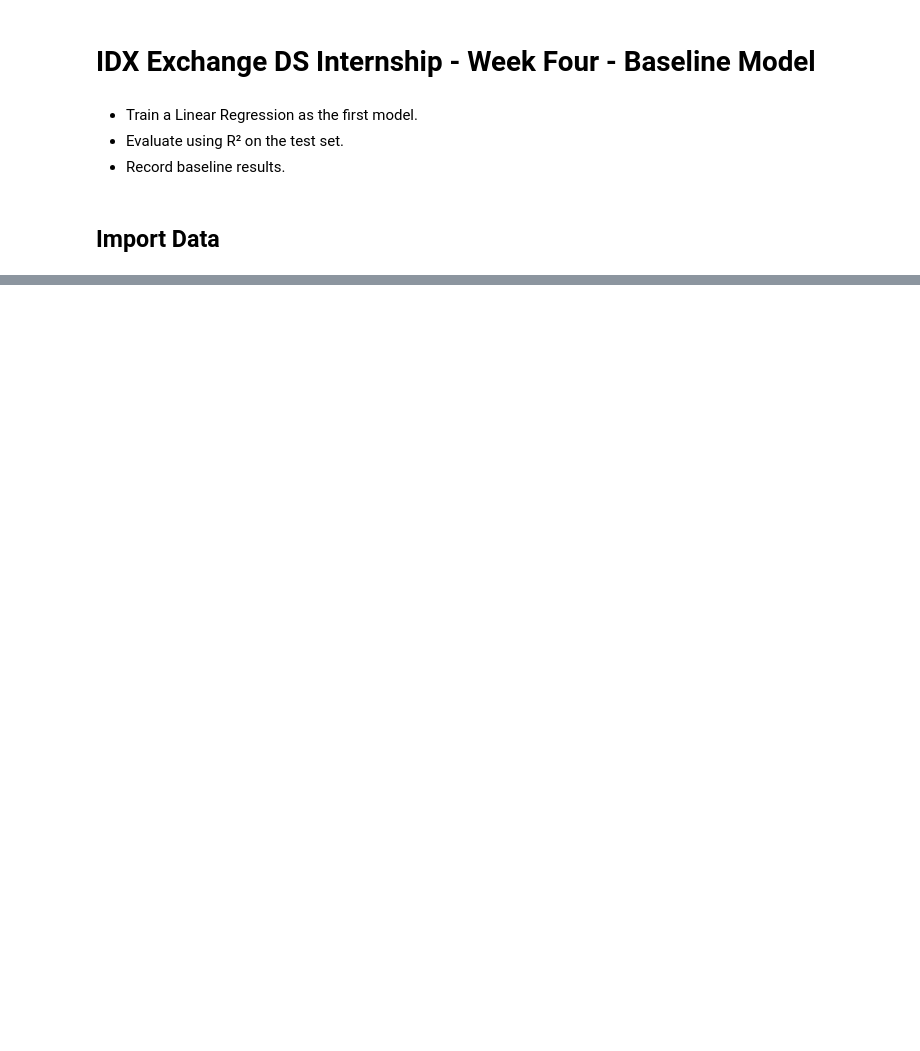
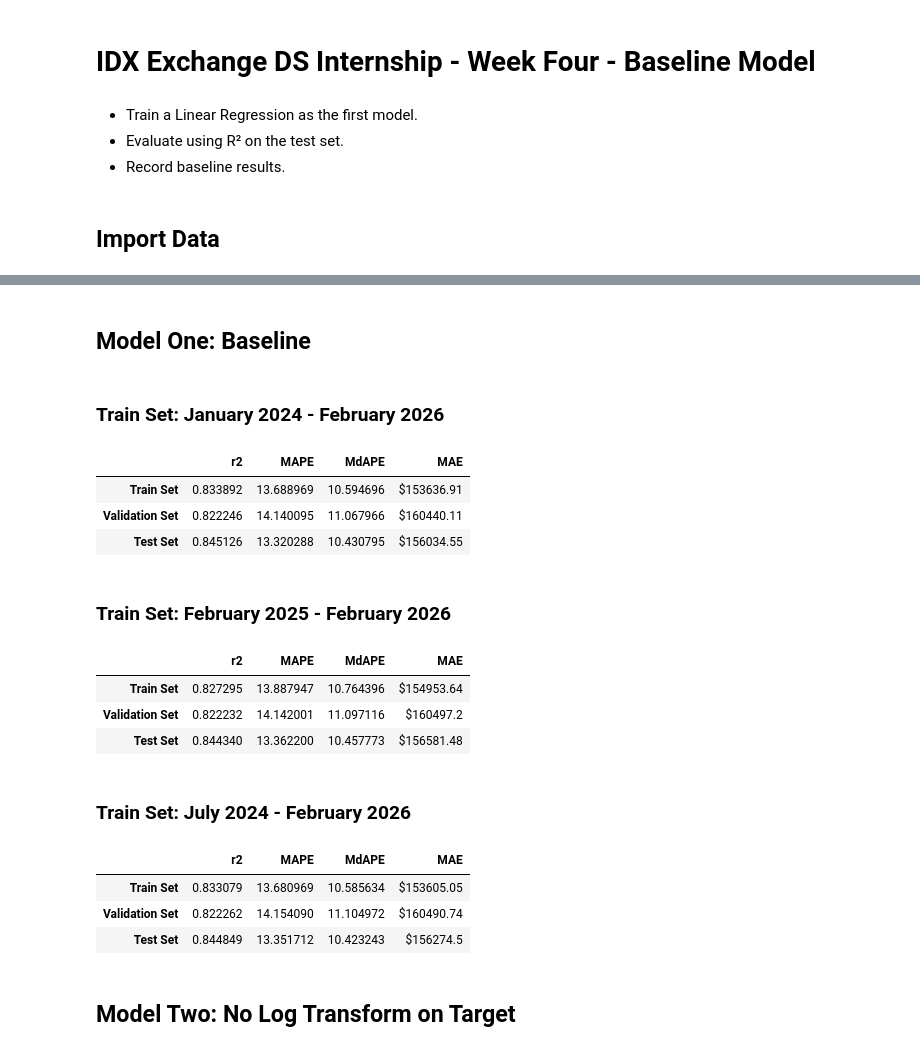
Before and after one commit to Smorgasbordy/IDX-Exchange-Data-Science, a Jupyter notebook: 03_baseline_model.ipynb, the cells around one changed output, grey strips where cells are left out. Cells and saved outputs as stored; diff of their text form; code cells hidden in the pictures; blank space fills up the shorter version.

```diff
--- a/03_baseline_model.ipynb
+++ b/03_baseline_model.ipynb
@@ -421,0 +20,16 @@ Again, there is no notable change once standardization is applied.
+# %%
+# Read in the training and test sets created last week
+
+train_and_val = pd.read_csv("week_3_train.csv")
+testing = pd.read_csv("week_3_test.csv")
+# %%
+# Create a validation set out of the training data
+
+# Training Set: January 2024 - February 2026
+# Validation Set: March 2026
+# Test Set: April 2026
+
+training = train_and_val[~(train_and_val["PropertyMonth"] == "2026-03-01")]
+validation = train_and_val[train_and_val["PropertyMonth"] == "2026-03-01"]
+
+print(train_and_val.shape, training.shape, validation.shape)
@@ -421,0 +122,32 @@ Again, there is no notable change once standardization is applied.
+# %% [markdown]
+## Model One: Baseline
+# %% [markdown]
+### Train Set: January 2024 - February 2026
+# %%
+# Use the full set of available months (26 months)
+
+x_train = training[common_cols].drop(columns = ["PropertyMonth", "ClosePriceLog"])
+y_train = training["ClosePriceLog"]
+# %%
+model = LinearRegression()
+model.fit(x_train, y_train)
+
+pred_train = model.predict(x_train)
+pred_val = model.predict(x_val)
+pred_test = model.predict(x_test)
+
+r2_train, mape_train, mdape_train, mae_train = metrics(y_train, pred_train)
+r2_val, mape_val, mdape_val, mae_val = metrics(y_val, pred_val)
+r2_test, mape_test, mdape_test, mae_test = metrics(y_test, pred_test)
+# %%
+model_one_v1 = metric_df(r2_train, mape_train, mdape_train, mae_train,
+                        r2_val, mape_val, mdape_val, mae_val,
+                        r2_test, mape_test, mdape_test, mae_test)
+model_one_v1
+# %% [output]
+|  | r2 | MAPE | MdAPE | MAE |
+| Train Set | 0.833892 | 13.688969 | 10.594696 | $153636.91 |
+| Validation Set | 0.822246 | 14.140095 | 11.067966 | $160440.11 |
+| Test Set | 0.845126 | 13.320288 | 10.430795 | $156034.55 |
+# %% [markdown]
+### Train Set: February 2025 - February 2026
@@ -421,0 +176,12 @@ Again, there is no notable change once standardization is applied.
+# %%
+model_one_v2 = metric_df(r2_train, mape_train, mdape_train, mae_train,
+                        r2_val, mape_val, mdape_val, mae_val,
+                        r2_test, mape_test, mdape_test, mae_test)
+model_one_v2
+# %% [output]
+|  | r2 | MAPE | MdAPE | MAE |
+| Train Set | 0.827295 | 13.887947 | 10.764396 | $154953.64 |
+| Validation Set | 0.822232 | 14.142001 | 11.097116 | $160497.2 |
+| Test Set | 0.844340 | 13.362200 | 10.457773 | $156581.48 |
+# %% [markdown]
+### Train Set: July 2024 - February 2026
@@ -421,0 +210,12 @@ Again, there is no notable change once standardization is applied.
+# %%
+model_one_v3 = metric_df(r2_train, mape_train, mdape_train, mae_train,
+                        r2_val, mape_val, mdape_val, mae_val,
+                        r2_test, mape_test, mdape_test, mae_test)
+model_one_v3
+# %% [output]
+|  | r2 | MAPE | MdAPE | MAE |
+| Train Set | 0.833079 | 13.680969 | 10.585634 | $153605.05 |
+| Validation Set | 0.822262 | 14.154090 | 11.104972 | $160490.74 |
+| Test Set | 0.844849 | 13.351712 | 10.423243 | $156274.5 |
+# %% [markdown]
+## Model Two: No Log Transform on Target
```
Also changed, not shown: parts of 79 cells of this notebook.
